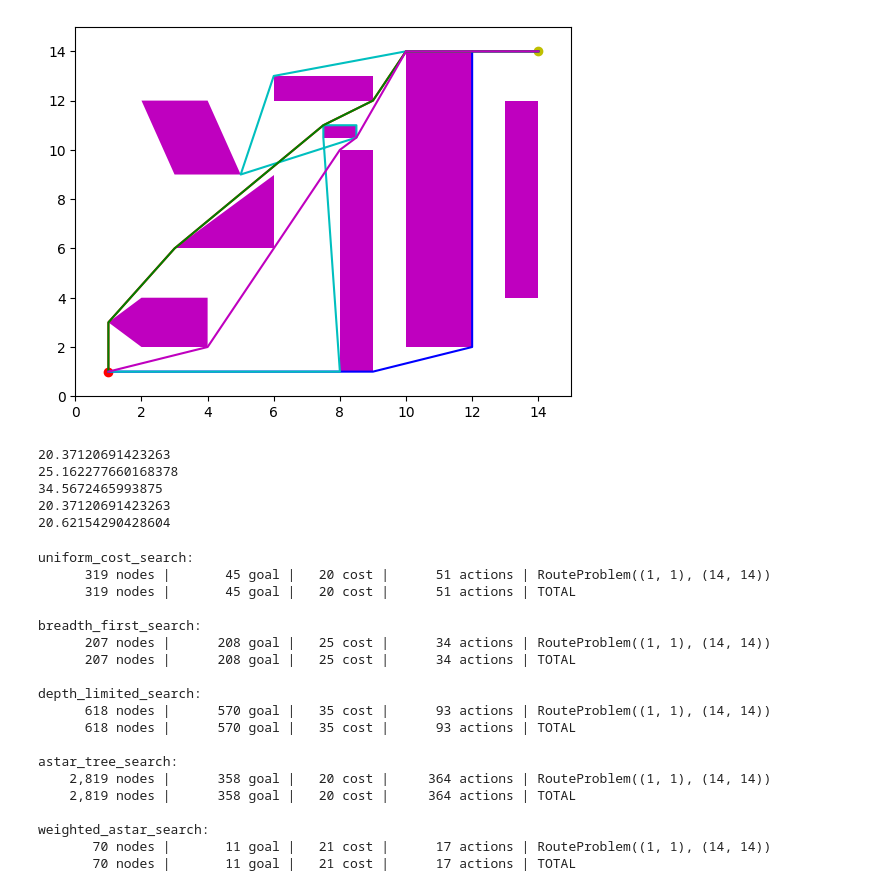
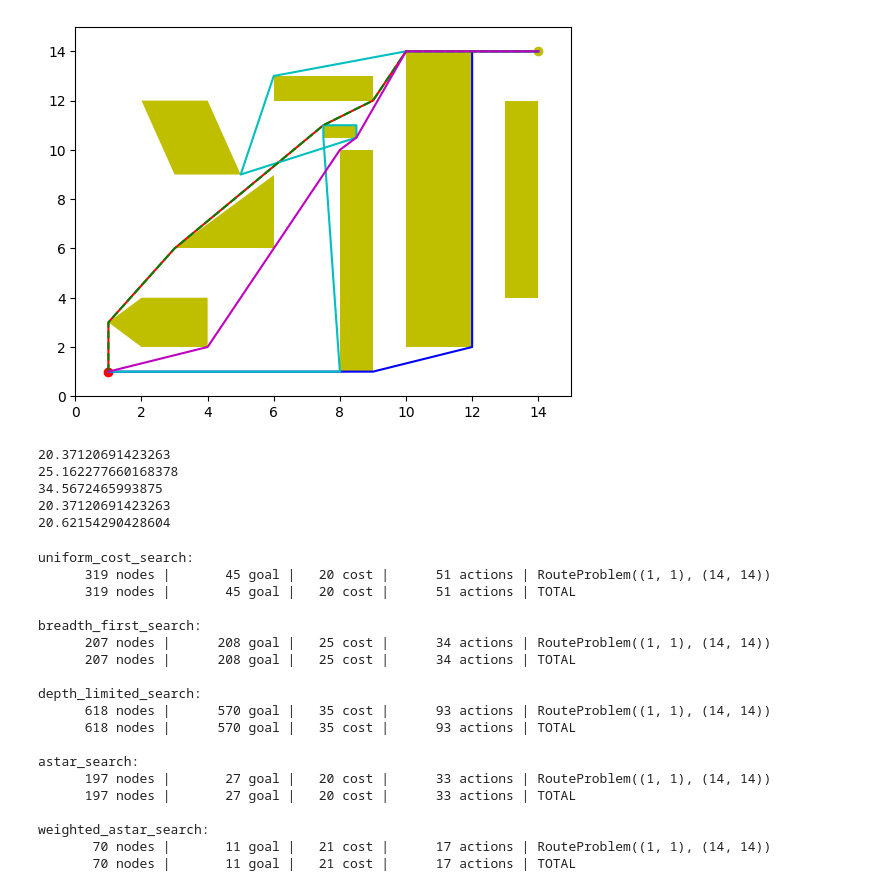
Before and after one commit to hmp-anthony/aima-python, a Jupyter notebook: polygon_obstacle_path_finder.ipynb, the cells around one changed output. Drawn from its saved outputs; the diff is of its cells as text; code cells hidden in the pictures.

```diff
--- a/polygon_obstacle_path_finder.ipynb
+++ b/polygon_obstacle_path_finder.ipynb
@@ -124,7 +124,7 @@ from matplotlib import collections  as mc
 polygon_plot = []
 
 for p in polygons:
-    polygon_plot.append(Polygon(p, facecolor = 'm'))
+    polygon_plot.append(Polygon(p, facecolor = 'y'))
 
 
 fig,ax = plt.subplots()
@@ -162,6 +162,11 @@ for i in vertices:
 
 path_finder = Map(path_finder_map,locations)
 route_problem = RouteProblem((1,1), (14,14), map=path_finder)
+
+
+# Heuristic
+def h(n):
+    return math.sqrt(distance2(n.state, (14,14)))
 # %%
 %%timeit
 uniform_cost_search_route = path_states(uniform_cost_search(route_problem))
@@ -180,4 +185,4 @@ depth_limited_search_route = path_states(depth_limited_search(route_problem))
 # %%
 %%timeit
-astar_search_route = path_states(astar_tree_search(route_problem))
+astar_search_route = path_states(astar_search(route_problem, h))
 # %% [output]
@@ -185,4 +190,4 @@ astar_search_route = path_states(astar_tree_search(route_problem))
 # %%
 %%timeit
-weighted_astar_search_route = path_states(weighted_astar_search(route_problem))
+weighted_astar_search_route = path_states(weighted_astar_search(route_problem, h))
 # %% [output]
@@ -190,34 +195,34 @@ weighted_astar_search_route = path_states(weighted_astar_search(route_problem))
 # %%
 from matplotlib import collections  as mc
 
 polygon_plot = []
 
 for p in polygons:
-    polygon_plot.append(Polygon(p, facecolor = 'm'))
+    polygon_plot.append(Polygon(p, facecolor = 'y'))
 
 
 fig,ax = plt.subplots()
 
 # begin
 ax.plot(start[0], start[1],'-ro')
 # end
 ax.plot(end[0], end[1],'-yo')
 
 for p in polygon_plot:
     ax.add_patch(p)
 
 plt.plot(*zip(*uniform_cost_search_route), color='r')
 plt.plot(*zip(*breadth_first_search_route), color='b')
 plt.plot(*zip(*depth_limited_search_route), color='c')
-plt.plot(*zip(*astar_search_route), color='g')
+plt.plot(*zip(*astar_search_route), color='g', linestyle='--')
 plt.plot(*zip(*weighted_astar_search_route), color='m')
 
 ax.set_xlim([0,15])
 ax.set_ylim([0,15])
 
 plt.show()
 # %% [output]
-[figure, old version]
+[figure, new version]
 # %%
 def calculate_path_cost(path):
     cost = 0
@@ -246,7 +251,7 @@ print(weighted_astar_search_cost)
 report([uniform_cost_search,
         breadth_first_search,
         depth_limited_search,
-        astar_tree_search,
+        astar_search,
         weighted_astar_search], [route_problem])
 # %% [output]
 uniform_cost_search:
@@ -261,9 +266,9 @@ depth_limited_search:
       618 nodes |      570 goal |   35 cost |      93 actions | RouteProblem((1, 1), (14, 14))
       618 nodes |      570 goal |   35 cost |      93 actions | TOTAL
 
-astar_tree_search:
-    2,819 nodes |      358 goal |   20 cost |     364 actions | RouteProblem((1, 1), (14, 14))
-    2,819 nodes |      358 goal |   20 cost |     364 actions | TOTAL
+astar_search:
+      197 nodes |       27 goal |   20 cost |      33 actions | RouteProblem((1, 1), (14, 14))
+      197 nodes |       27 goal |   20 cost |      33 actions | TOTAL
 
 weighted_astar_search:
        70 nodes |       11 goal |   21 cost |      17 actions | RouteProblem((1, 1), (14, 14))
```
Also changed, not shown: parts of 8 cells of this notebook, 6 other files.
